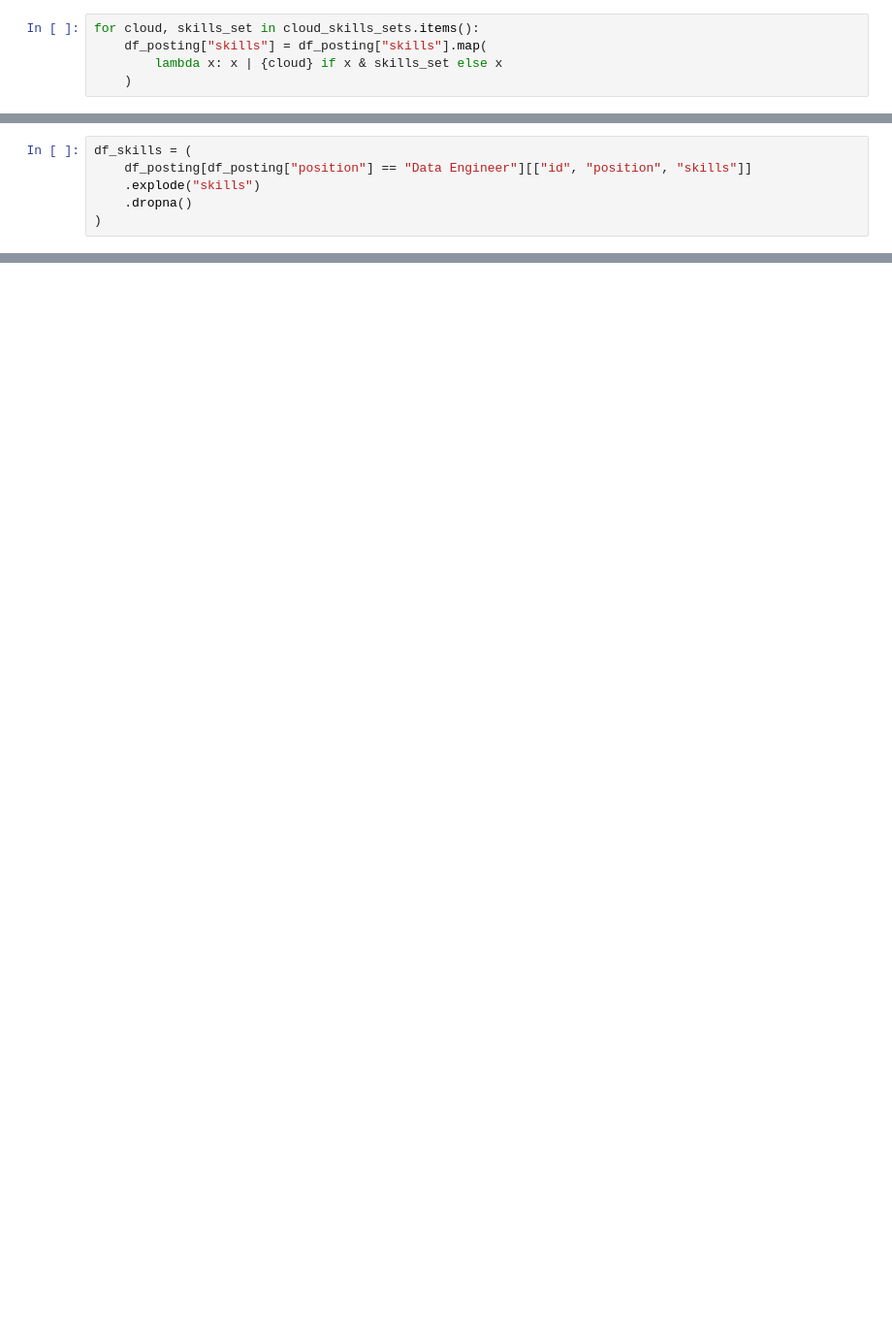
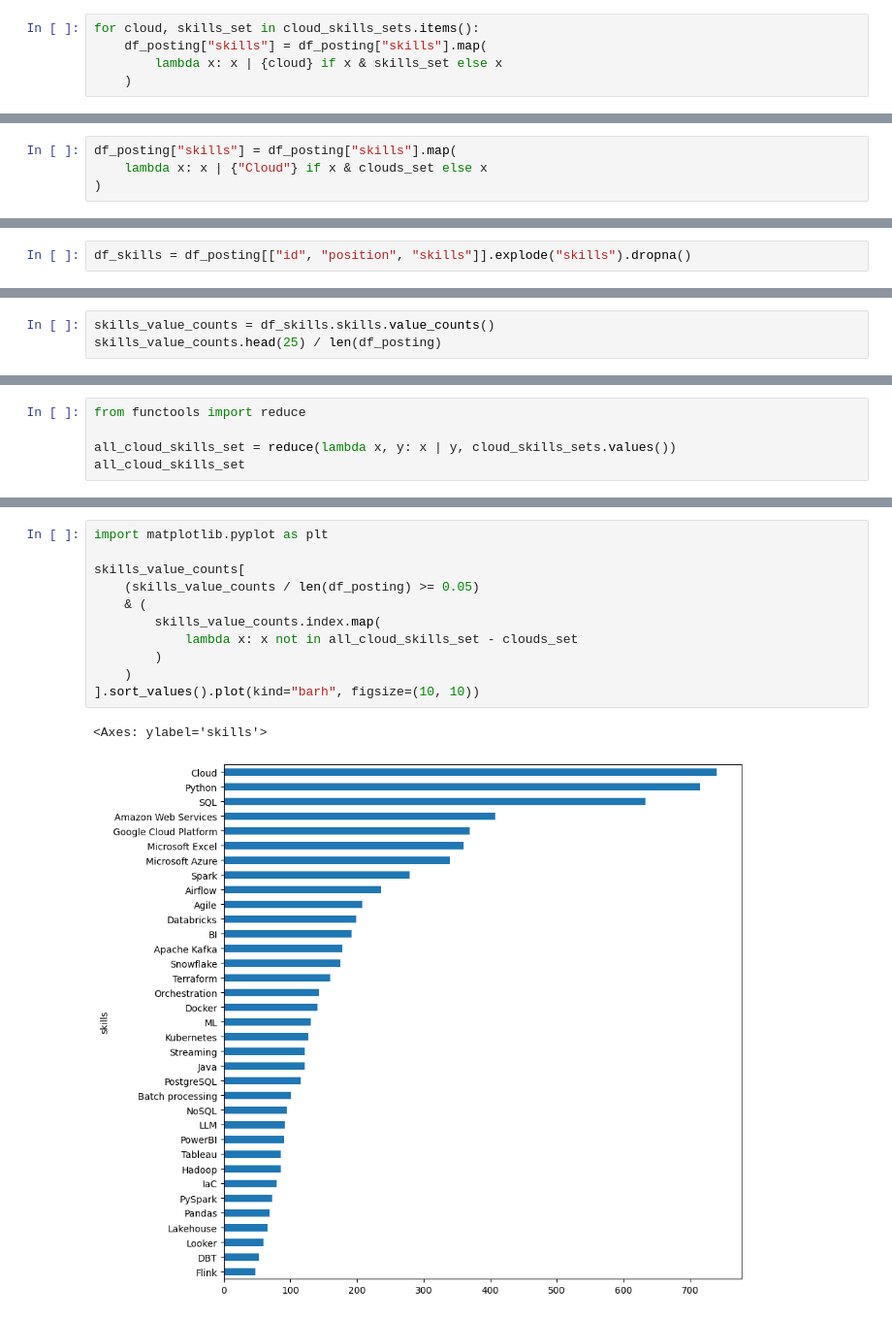
Before and after one commit to SaschaKay/jobs-research, a Jupyter notebook: explore/rapidapi_jobs_posting_skills.ipynb, the cells around one changed output, grey strips where cells are left out. Shown at 97% size. Drawn from its saved outputs; the diff is of its cells as text; blank space fills up the shorter version.

```diff
--- a/explore/rapidapi_jobs_posting_skills.ipynb
+++ b/explore/rapidapi_jobs_posting_skills.ipynb
@@ -359,0 +385,4 @@ for cloud, skills_set in cloud_skills_sets.items():
+# %%
+df_posting["skills"] = df_posting["skills"].map(
+    lambda x: x | {"Cloud"} if x & clouds_set else x
+)
@@ -360,9 +419,5 @@ for cloud, skills_set in cloud_skills_sets.items():
 # %%
-df_skills = (
-    df_posting[df_posting["position"] == "Data Engineer"][["id", "position", "skills"]]
-    .explode("skills")
-    .dropna()
-)
+df_skills = df_posting[["id", "position", "skills"]].explode("skills").dropna()
 # %%
 df_skills.info()
 # %% [output]
@@ -398,0 +456,3 @@ Name: count, dtype: int64
+# %%
+skills_value_counts = df_skills.skills.value_counts()
+skills_value_counts.head(25) / len(df_posting)
@@ -430,0 +500,5 @@ Name: count, dtype: int64
+# %%
+from functools import reduce
+
+all_cloud_skills_set = reduce(lambda x, y: x | y, cloud_skills_sets.values())
+all_cloud_skills_set
@@ -430,0 +523,14 @@ Name: count, dtype: int64
+# %%
+import matplotlib.pyplot as plt
+
+skills_value_counts[
+    (skills_value_counts / len(df_posting) >= 0.05)
+    & (
+        skills_value_counts.index.map(
+            lambda x: x not in all_cloud_skills_set - clouds_set
+        )
+    )
+].sort_values().plot(kind="barh", figsize=(10, 10))
+# %% [output]
+<Axes: ylabel='skills'>
+[figure, added]
```
Also changed, not shown: parts of 28 cells of this notebook, 1 other file.
